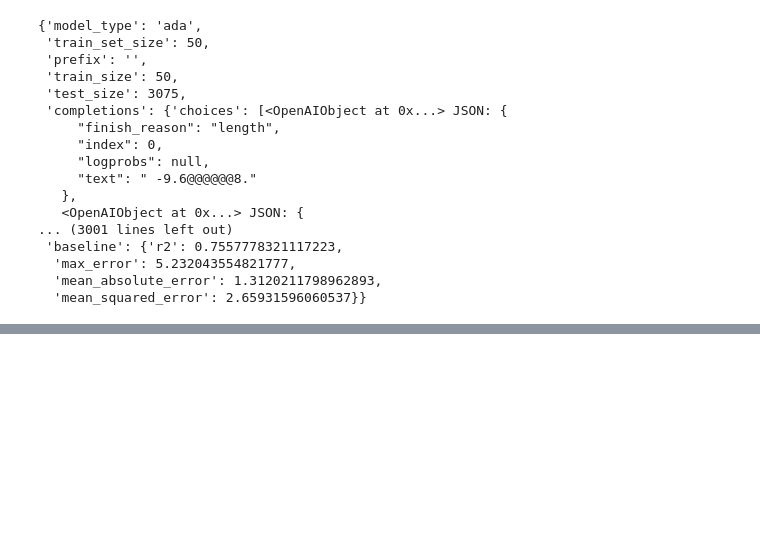
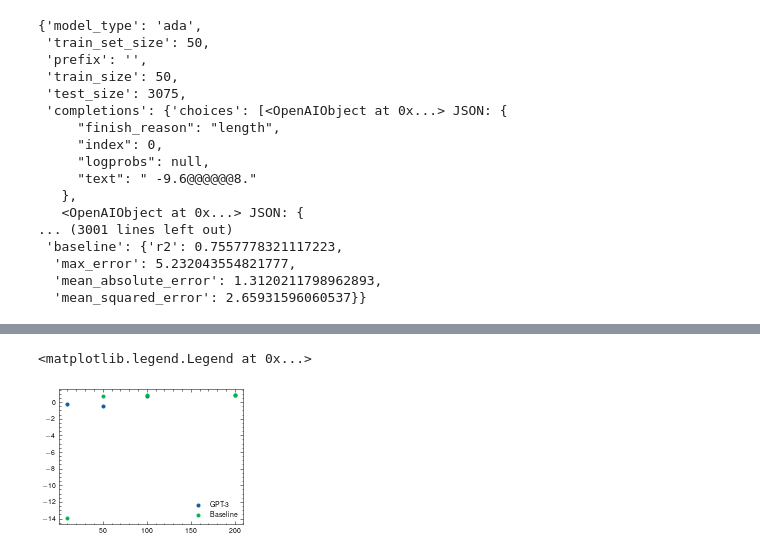
Before and after one commit to kjappelbaum/gpt3forchem, a Jupyter notebook: experiments/18_compile_polymer_results.ipynb, the cells around one changed output, grey strips where cells are left out. Saved outputs shown, nothing was run; the diff lists cells and outputs as text; code cells hidden in the pictures; blank space fills up the shorter version.

Commit message:
chore: compile results

```diff
--- a/experiments/18_compile_polymer_results.ipynb
+++ b/experiments/18_compile_polymer_results.ipynb
@@ -101,8 +101,25 @@ load_pickle(all_regression_results[0])
   'max_error': 5.232043554821777,
   'mean_absolute_error': 1.3120211798962893,
   'mean_squared_error': 2.65931596060537}}
-# %%
-compiled_regression_results = []
-compiled_regression_baseline_results = []
-
-for res in all_regression_results:
+# %%
+compiled_regression_results = []
+compiled_regression_baseline_results = []
+
+for res_file in all_regression_results:
+    res = load_pickle(res_file)
+    res_dict = {
+        'r2': res['r2'],
+        'max_error': res['max_error'],
+        'mean_absolute_error': res['mean_absolute_error'],
+        'mean_squared_error': res['mean_squared_error'],
+    }
+    res_dict['train_size'] = res['train_size']
+
+    baseline_res_dict = res['baseline']
+    baseline_res_dict['train_size'] = res['train_size']
+
+    compiled_regression_results.append(res_dict)
+    compiled_regression_baseline_results.append(baseline_res_dict)
+# %%
+compiled_regression_results = pd.DataFrame(compiled_regression_results)
+compiled_regression_baseline_results = pd.DataFrame(compiled_regression_baseline_results)
@@ -108,0 +142,12 @@ for res in all_regression_results:
+# %%
+compiled_regression_results_agg = compiled_regression_results.groupby('train_size').agg(['mean', 'std', mean_confidence_interval])
+
+compiled_regression_baseline_results = compiled_regression_baseline_results.groupby('train_size').agg(['mean', 'std', mean_confidence_interval])
+# %%
+plt.scatter(compiled_regression_results_agg.index, compiled_regression_results_agg['r2']['mean'],  label='GPT-3')
+plt.scatter(compiled_regression_baseline_results.index, compiled_regression_baseline_results['r2']['mean'],  label='Baseline')
+
+plt.legend()
+# %% [output]
+<matplotlib.legend.Legend at 0x...>
+[figure, added]
```
Also changed, not shown: parts of 2 cells of this notebook, 22 other files.
